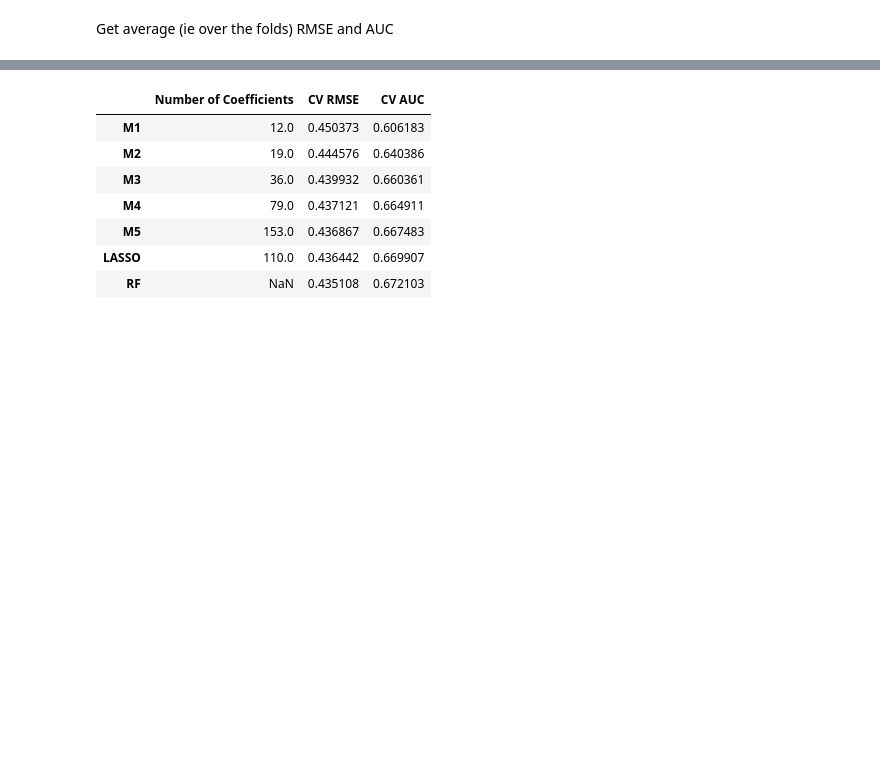
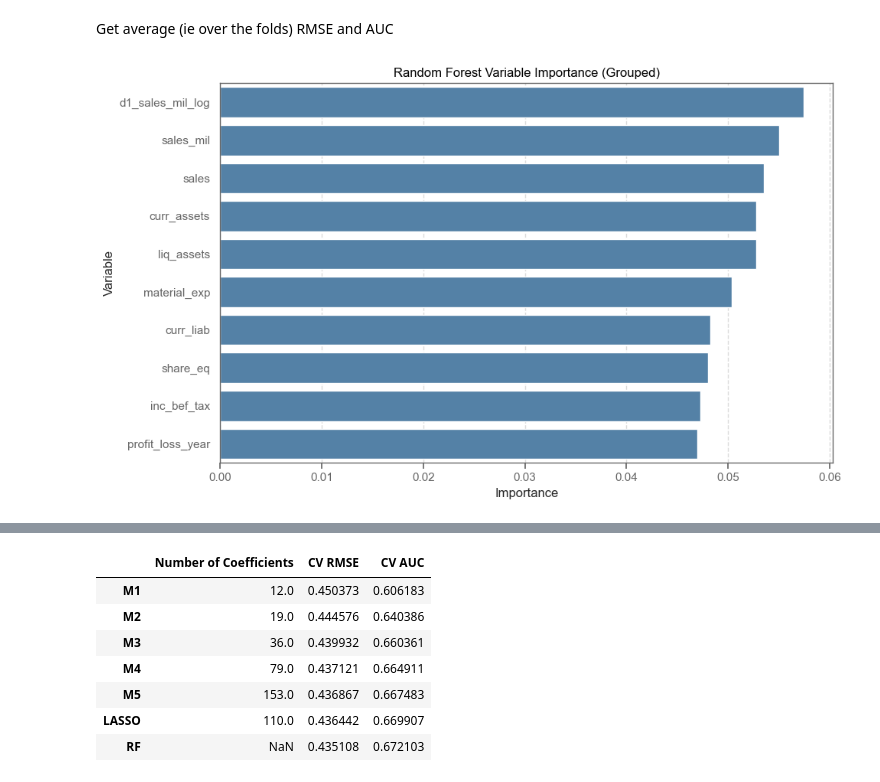
Before and after one commit to yllkeberisha24/predicting-fast-growing-firms, a Jupyter notebook: code/HW2-prediction.ipynb, the cells around one changed output, grey strips where cells are left out. Drawn from its saved outputs; the diff is of its cells as text; code cells hidden in the pictures; blank space fills up the shorter version.

```diff
--- a/code/HW2-prediction.ipynb
+++ b/code/HW2-prediction.ipynb
@@ -1209,3 +1209,80 @@ prob_forest_best_results = prob_forest_cv_results[
     & (prob_forest_cv_results.min_samples_split == best_min_node_size)
 ]
 prob_forest_best_results_index = prob_forest_best_results.index.values[0]
+# %%
+# plot variable importance
+
+from patsy import dmatrices
+import matplotlib.pyplot as plt
+
+
+# ---------------------------------------------------------
+# 1. Re-generate feature names
+# ---------------------------------------------------------
+# Use patsy to regenerate matrix with correct column names
+formula = "fast_growth ~ " + " + ".join(rfvars)
+_, X_temp = dmatrices(formula, data_train, return_type='dataframe')
+
+# Use these column names (this is the key!)
+feature_names = X_temp.columns
+
+# ---------------------------------------------------------
+# 2. Extract data
+# ---------------------------------------------------------
+best_rf = prob_forest_fit.best_estimator_
+importances = best_rf.feature_importances_
+
+# Check if lengths match
+if len(feature_names) != len(importances):
+    print(f"Error: Number of feature names ({len(feature_names)}) does not match number of model features ({len(importances)})!")
+else:
+    # ---------------------------------------------------------
+    # 3. Create DataFrame and handle grouping
+    # ---------------------------------------------------------
+    df_var_imp = pd.DataFrame({
+        'variable': feature_names,
+        'importance': importances
+    })
+
+    # Extract base variable names (remove [T.xxx] suffix)
+    # str(x) ensures handling even if numbers are mixed in
+    df_var_imp['base_variable'] = df_var_imp['variable'].apply(
+        lambda x: str(x).split('[')
+    )
+
+# Group by base variable name and sum
+df_grouped = (
+    df_var_imp.assign(base_variable=df_var_imp["base_variable"].str[0])
+    .groupby("base_variable")["importance"]
+    .sum()
+    .reset_index()
+)
+
+# Sort and take Top 10
+df_grouped = df_grouped.sort_values(by='importance', ascending=False).reset_index(drop=True)
+df_top10 = df_grouped.head(10)
+
+    # ---------------------------------------------------------
+    # 4. Create plot
+    # ---------------------------------------------------------
+plt.figure(figsize=(10, 6))
+sns.barplot(
+    x='importance',
+    y='base_variable',
+    data=df_top10,
+    color='steelblue'
+)
+plt.title('Random Forest Variable Importance (Grouped)')
+plt.xlabel('Importance')
+plt.ylabel('Variable')
+plt.grid(True, axis='x', linestyle='--', alpha=0.7)
+plt.tight_layout()
+
+    # Save and display
+plt.show()
+
+    # Print first few rows to verify
+print("Top 5 Important Variables:")
+print(df_top10[['base_variable', 'importance']].head(5))
+# %% [output]
+[figure, added]
```
Also changed, not shown: parts of 5 cells of this notebook, 11 other files.
